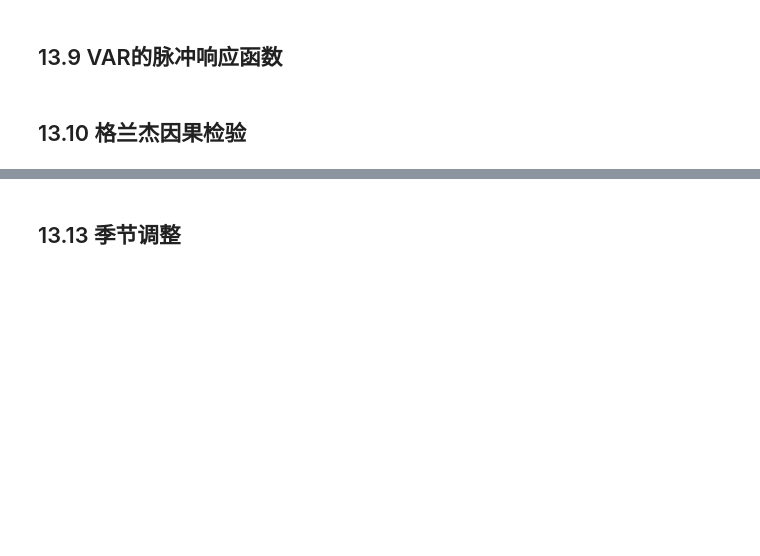
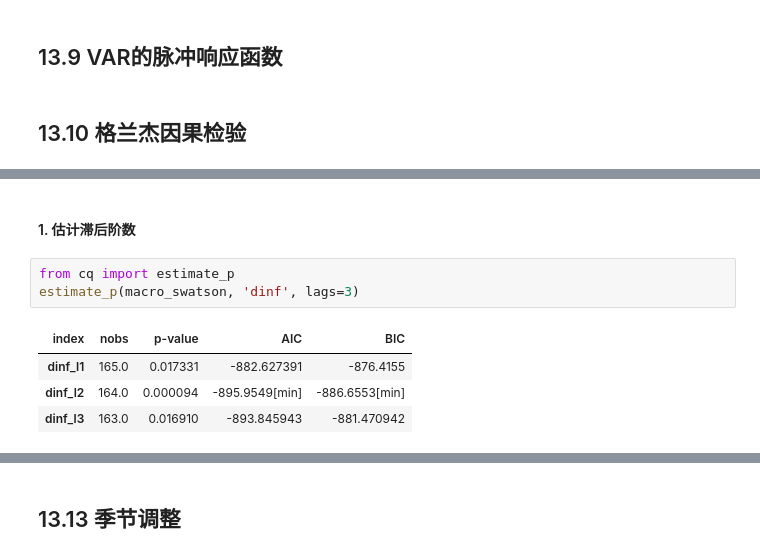
Before and after one commit to watalo/eco-stats, a Jupyter notebook: Econometrics_cq/1_Code/Ch13_平稳时间序列.ipynb, the cells around one changed output, grey strips where cells are left out. Saved outputs shown, nothing was run; the diff lists cells and outputs as text; blank space fills up the shorter version.

```diff
--- a/Econometrics_cq/1_Code/Ch13_平稳时间序列.ipynb
+++ b/Econometrics_cq/1_Code/Ch13_平稳时间序列.ipynb
@@ -267,0 +317,10 @@ lrm_drought
+# %% [markdown]
+#### 1. 估计滞后阶数
+# %%
+from cq import estimate_p
+estimate_p(macro_swatson, 'dinf', lags=3)
+# %% [output]
+| index | nobs | p-value | AIC | BIC |
+| dinf_l1 | 165.0 | 0.017331 | -882.627391 | -876.4155 |
+| dinf_l2 | 164.0 | 0.000094 | -895.9549[min] | -886.6553[min] |
+| dinf_l3 | 163.0 | 0.016910 | -893.845943 | -881.470942 |
```
Also changed, not shown: parts of 16 cells of this notebook, 4 other files.
